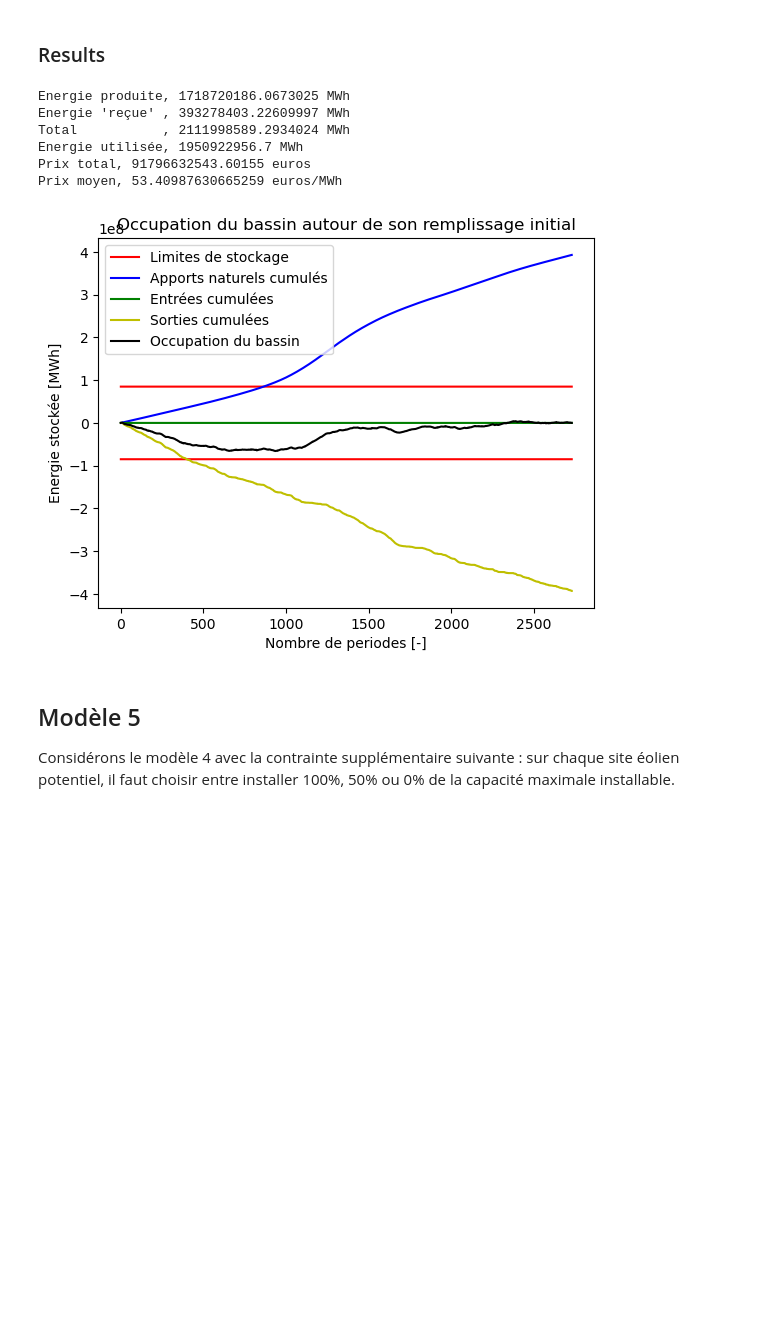
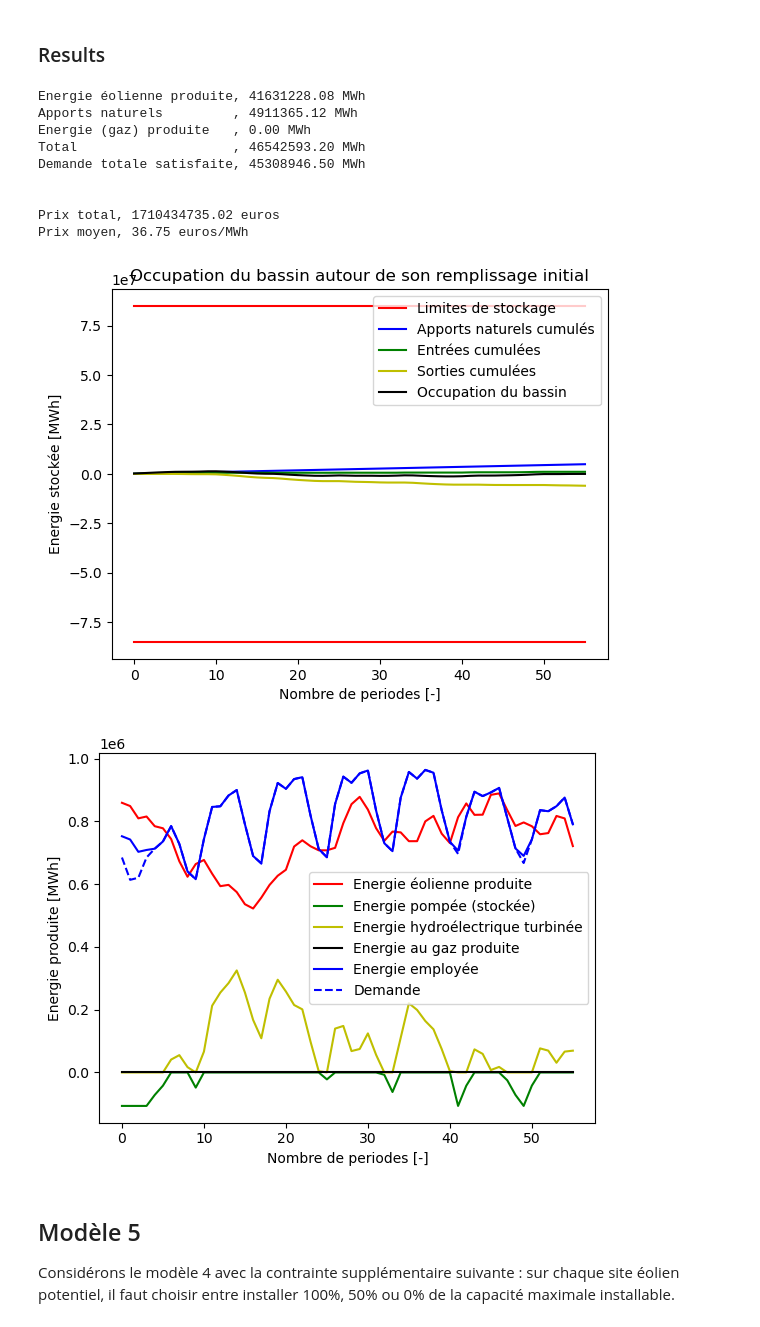
Before and after one commit to igivotron/LINMA1702, a Jupyter notebook: P2/Partie2-LINMA1702.ipynb, the cells around one changed output. Drawn from its saved outputs; the diff is of its cells as text; code cells hidden in the pictures; blank space fills up the shorter version.

Commit message:
Modeles 2 et 3 et resultats

```diff
--- a/P2/Partie2-LINMA1702.ipynb
+++ b/P2/Partie2-LINMA1702.ipynb
@@ -169,6 +177,12 @@ print(prob.status)
 # %%
 # Get values
-prixtot = prob.value
+prix_total = prob.value
 x = x.value
 wP = wP.value
 wT = wT.value
+
+# Vecteur d'énergie éolienne produite
+e = E.T@x
+
+# Capacités installées
+cap_install = c@x
@@ -234,63 +189,21 @@ Optimization terminated successfully. (HiGHS Status 7: Optimal)
-# %%
-# Get values
-
-prixtot = res.fun
-x = res.x[0:n]
-wP = res.x[n:n+t]
-wT = res.x[n+t:n+2*t]
 # %% [markdown]
 ### Results
 # %%
-# Energie produite (pour laquelle de l'argent a été dépensé)
-Eprod = np.sum(E.T@x)
-
-# Apports naturels
-Enat = np.sum(wA)
-
-# Energie utilisée
-Eutile = np.sum(d)
-
-print("Energie produite, {} MWh".format(Eprod))
-print("Energie 'reçue' , {} MWh".format(Enat))
-print("Total           , {} MWh".format(Eprod+Enat))
-print("Energie utilisée, {} MWh".format(Eutile))
-
-# Prix total, prix moyen
-print("Prix total, {} euros".format(prixtot))
-print("Prix moyen, {} euros/MWh".format(prixtot/Eprod))
+results.print_values(prix_total, np.sum(e), np.sum(wA), np.sum(d))
+results.occupation_bassin(t, s, wA, wP, wT/heta)
+results.sources_eng(t, e, wP, wT, d)
 # %% [output]
-Energie produite, 1718720186.0673025 MWh
-Energie 'reçue' , 393278403.22609997 MWh
-Total           , 2111998589.2934024 MWh
-Energie utilisée, 1950922956.7 MWh
-Prix total, 91796632543.60155 euros
-Prix moyen, 53.40987630665259 euros/MWh
+Energie éolienne produite, 41631228.08 MWh
+Apports naturels         , 4911365.12 MWh
+Energie (gaz) produite   , 0.00 MWh
+Total                    , 46542593.20 MWh
+Demande totale satisfaite, 45308946.50 MWh
+
+
+Prix total, 1710434735.02 euros
+Prix moyen, 36.75 euros/MWh
+[figure, added]
+[figure, added]
-# %%
-plt.figure()
-
-time = np.arange(0,t,1)
-
-min = -0.5*s*np.ones((t))
-max = 0.5*s*np.ones((t))
-
-apports = np.ravel(wA)
-entrees = np.ravel(wP)
-sorties = np.ravel(wT/heta)
-
-plt.plot(time, min, 'r', label="Limites de stockage")
-plt.plot(time, max, 'r')
-plt.plot(time, L@apports, 'b', label="Apports naturels cumulés")
-plt.plot(time, L@entrees, 'g', label="Entrées cumulées")
-plt.plot(time, -L@sorties, 'y', label="Sorties cumulées")
-plt.plot(time, L@(apports + entrees - sorties), 'black', label="Occupation du bassin")
-
-plt.xlabel("Nombre de periodes [-]")
-plt.ylabel("Energie stockée [MWh]")
-plt.title("Occupation du bassin autour de son remplissage initial")
-plt.legend()
-plt.show()
-# %% [output]
-[figure, removed]
 # %% [markdown]
 ## Modèle 5
 Considérons le modèle 4 avec la contrainte supplémentaire suivante : sur chaque site  éolien potentiel, il faut choisir entre installer 100%, 50% ou 0% de la capacité maximale installable.
```
Also changed, not shown: parts of 16 cells of this notebook, 4 other files.
